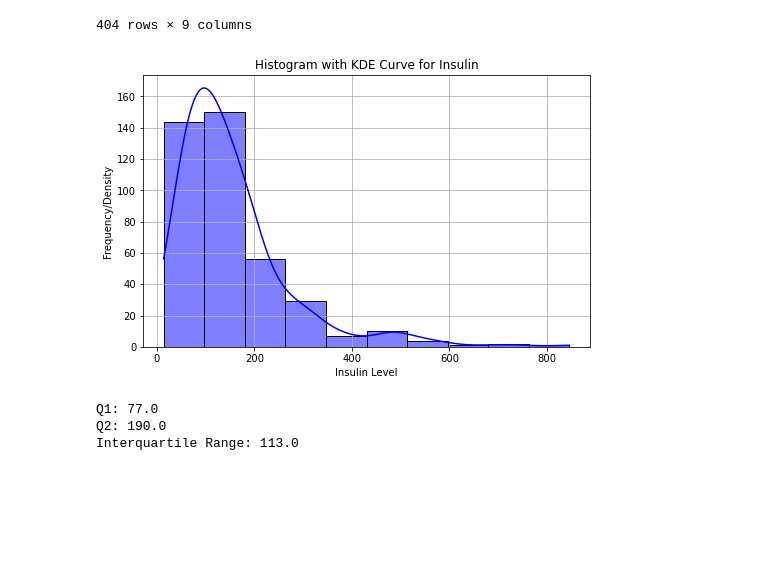
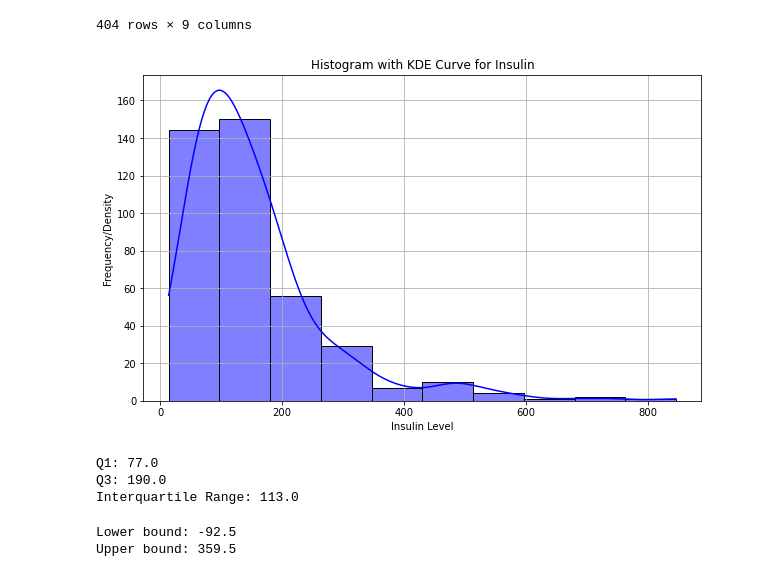
Before and after one commit to seankendall/UCD_Data_Mining, a Jupyter notebook: Practical 1/Practical1B.ipynb, the cells around one changed output. Cells and saved outputs as stored; diff of their text form; code cells hidden in the pictures; blank space fills up the shorter version.

```diff
--- a/Practical 1/Practical1B.ipynb
+++ b/Practical 1/Practical1B.ipynb
@@ -50,32 +51,41 @@ df
 | 786 | 7 | 129 | 68.0 | 49 | 125 | 38.5 | 0.439 | 43 | ... |
 404 rows × 9 columns
 # %%
-# drawing histogram of Insulin column along with kernel density estimation (KDE) curb
-plt.figure(figsize=(8, 5))  # Set the figure size
+# (c) drawing histogram of Insulin column along with kernel density estimation (KDE) curb
+plt.figure(figsize=(10, 6))  # Set the figure size
 
 # Plot the histogram with KDE curve
 sns.histplot(df['Insulin'], bins=10, color='blue', kde=True)
 
 # Add labels and a title
 plt.xlabel('Insulin Level')
 plt.ylabel('Frequency/Density')
 plt.title('Histogram with KDE Curve for Insulin')
 
 plt.grid(True)
 plt.show()
 # %% [output]
-[figure, old version]
+[figure, new version]
 # %%
-# identifying outliers of Insulin using Inter Quartile Range (IQR), approaching and imputing them with min and max values appropriately.
+# (d) identifying outliers of Insulin using Inter Quartile Range (IQR), approaching and imputing them with min and max values appropriately.
 q1 = df["Insulin"].quantile(0.25)
 q3 = df["Insulin"].quantile(0.75)
 iqr = q3 - q1
 
 print("Q1:", q1)
-print("Q2:", q3)
+print("Q3:", q3)
 print("Interquartile Range:", iqr)
 # %% [output]
 Q1: 77.0
-Q2: 190.0
+Q3: 190.0
 Interquartile Range: 113.0
+# %%
+# outliers will be below lower and above upper
+lower = q1-1.5*iqr
+upper = q3+1.5*iqr
+print("Lower bound:", lower)
+print("Upper bound:", upper)
+# %% [output]
+Lower bound: -92.5
+Upper bound: 359.5
 # %%
```
Also changed, not shown: parts of 28 cells of this notebook, 3 other files.
